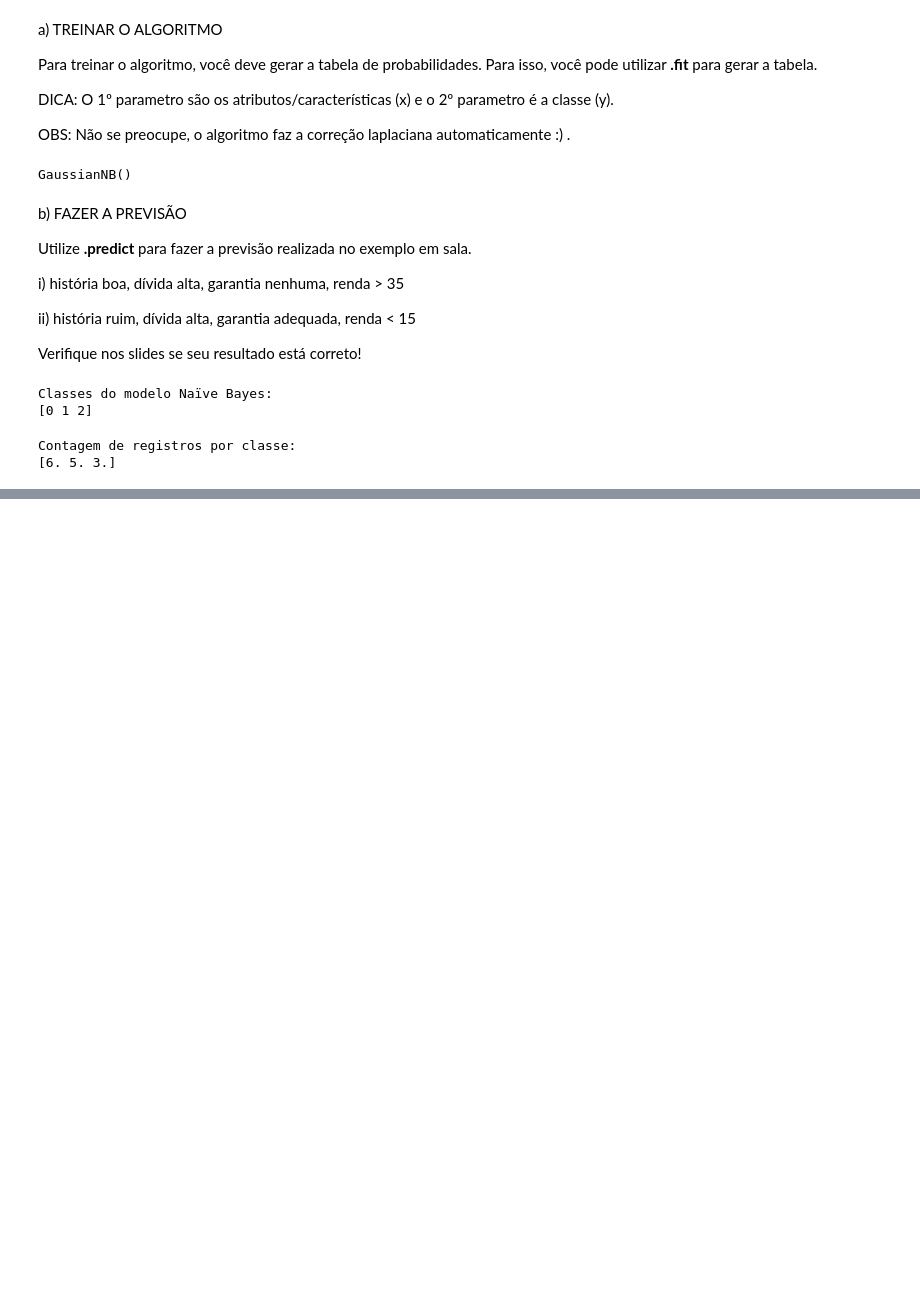
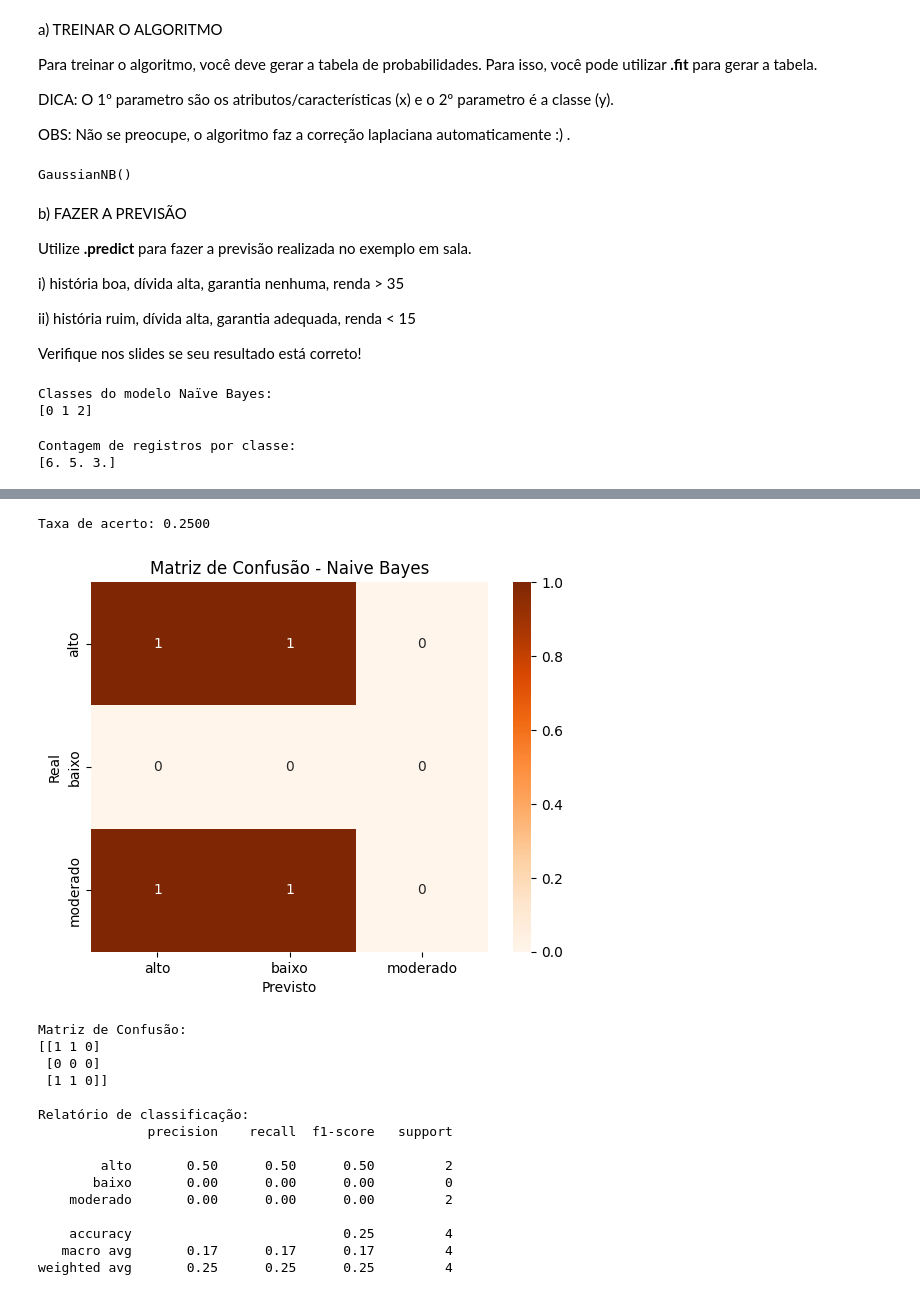
Before and after one commit to LuanaNitsche/AprendizadoDeMaquina, a Jupyter notebook: arvores/TRABALHO_3_PARTE_1_Algoritmo_Naïve_Bayes.ipynb, the cells around one changed output, grey strips where cells are left out. Saved outputs shown, nothing was run; the diff lists cells and outputs as text; code cells hidden in the pictures; blank space fills up the shorter version.

```diff
--- a/arvores/TRABALHO_3_PARTE_1_Algoritmo_Naïve_Bayes.ipynb
+++ b/arvores/TRABALHO_3_PARTE_1_Algoritmo_Naïve_Bayes.ipynb
@@ -196,0 +204,71 @@ print("Previsão 2:", label_encoder_risco.inverse_transform(previsao2))
+# %%
+# divisão treino/teste
+X_treino, X_teste, y_treino, y_teste = train_test_split(
+    X_risco_credito, y_risco_credito, test_size=0.25, random_state=1
+)
+
+# treinar modelo
+naiveb = GaussianNB()
+naiveb.fit(X_treino, y_treino)
+
+# previsões
+previsoes = naiveb.predict(X_teste)
+
+# acurácia
+print(f"Taxa de acerto: {accuracy_score(y_teste, previsoes):.4f}")
+
+# matriz de confusão
+cm = confusion_matrix(y_teste, previsoes)
+
+sns.heatmap(
+    cm,
+    annot=True,
+    fmt='d',
+    cmap='Oranges',
+    xticklabels=label_encoder_risco.classes_,
+    yticklabels=label_encoder_risco.classes_,
+)
+
+plt.xlabel('Previsto')
+plt.ylabel('Real')
+plt.title('Matriz de Confusão - Naive Bayes')
+plt.show()
+
+# imprimir matriz (opcional, mas bom)
+print("\nMatriz de Confusão:")
+print(cm)
+
+# relatório de classificação
+print("\nRelatório de classificação:")
+print(classification_report(
+    y_teste,
+    previsoes,
+    target_names=label_encoder_risco.classes_,
+    zero_division=0
+))
+
+#O modelo Naive Bayes apresentou desempenho insatisfatório na classificação dos dados. A acurácia obtida foi de 0,25, indicando que apenas 25% das previsões foram corretas.
+
+#A análise da matriz de confusão mostra que a classe "alto" teve desempenho moderado, com 50% de acerto, enquanto a classe "moderado" não teve nenhuma previsão correta. Além disso, a classe "baixo" não apareceu na base de teste, impossibilitando sua avaliação.
+
+#As métricas de precisão, recall e f1-score para algumas classes foram iguais a zero, evidenciando que o modelo não conseguiu identificar corretamente essas categorias.
+
+#Esse resultado é influenciado principalmente pelo pequeno tamanho da base de dados de teste, o que compromete a confiabilidade das métricas. Dessa forma, conclui-se que o modelo não apresentou bom desempenho neste cenário.
+# %% [output]
+Taxa de acerto: 0.2500
+[figure, added]
+Matriz de Confusão:
+[[1 1 0]
+ [0 0 0]
+ [1 1 0]]
+
+Relatório de classificação:
+              precision    recall  f1-score   support
+
+        alto       0.50      0.50      0.50         2
+       baixo       0.00      0.00      0.00         0
+    moderado       0.00      0.00      0.00         2
+
+    accuracy                           0.25         4
+   macro avg       0.17      0.17      0.17         4
+weighted avg       0.25      0.25      0.25         4
```
Also changed, not shown: parts of 3 cells of this notebook, 2 other files.
